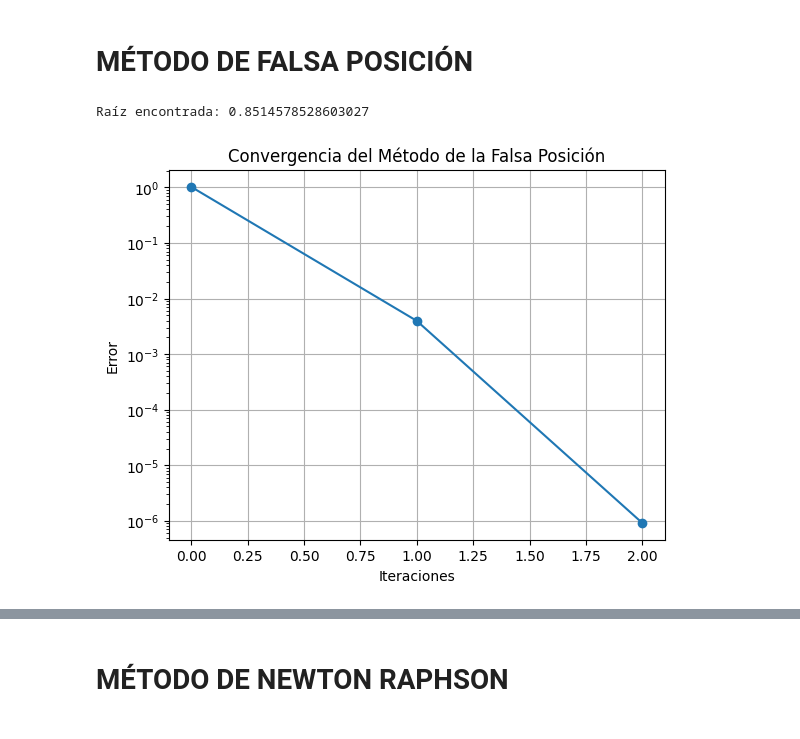
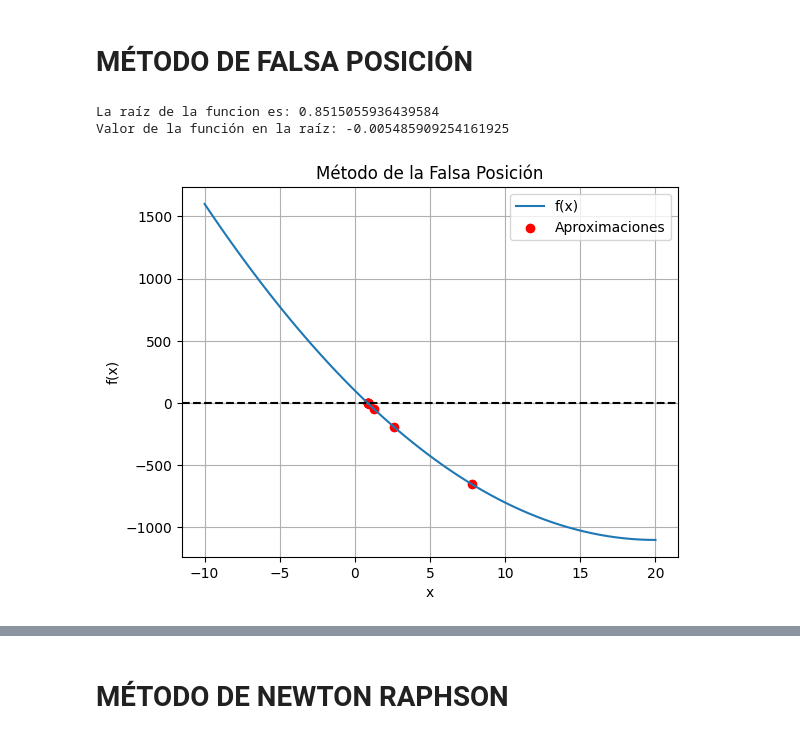
Before and after one commit to danielapavas/Optimizacion, a Jupyter notebook: Metodo_de_bisección.ipynb, the cells around one changed output, grey strips where cells are left out. Drawn from its saved outputs; the diff is of its cells as text; code cells hidden in the pictures.

```diff
--- a/Metodo_de_bisección.ipynb
+++ b/Metodo_de_bisección.ipynb
@@ -216,7 +216,7 @@ def seccionDorada(funcion, xl, xu, tolerancia, maximo):
             xu = x1
         else:
             xl = x2
-        error = abs(xu - xl)
+        error = abs(x1 - x2)
         listaError.append(error)
         valores_xl.append(xl)
         valores_xu.append(xu)
@@ -268,7 +268,7 @@ data = {
     'xu': valores_xu,
     'x1': valores_x1,
     'x2': valores_x2,
-    'Máximo aproximado': valores_maXimo_X,
+    'Máximo aprox': valores_maXimo_X,
     'Error': listaError
 }
 
@@ -300,54 +296,81 @@ Tabla de datos:
 # **MÉTODO DE FALSA POSICIÓN**
 # %%
 def falsa_posicion(a, b, tol, max_iter):
-    iteraciones = []
+
+    aproximaciones = []
     errores = []
 
     for i in range(max_iter):
         fa = f(a)
         fb = f(b)
-        c = (a * fb - b * fa) / (fb - fa)
+        #c = (a * fb - b * fa) / (fb - fa)
+        c = b - (fb *( a- b))/ (fa - fb)
 
-        iteraciones.append(i)
-        errores.append(abs(f(c)))
 
-        if abs(f(c)) < tol:
-            return c, iteraciones, errores
+        aproximaciones.append(c)
+
+        error = abs(f(c))
+        errores.append(error)
+
+        if error < tol:
+            return c,aproximaciones, errores
 
         if fa * f(c) < 0:
             b = c
         else:
             a = c
 
-    return None, iteraciones, errores
+    return None, aproximaciones, errores
 
 
 def f(x):
     return 3*x**2 - 120*x +100
 
-
-# Parámetros iniciales
-a = 1.0
-b = 3.0
-tolerancia = 1e-6
+a = -10
+b = 20
+tolerancia = 0.01
 max_iteraciones = 100
 
 # Ejecutar el método de la falsa posición
-raiz, iteraciones, errores = falsa_posicion(a, b, tolerancia, max_iteraciones)
+raiz, aproximaciones, errores = falsa_posicion(a, b, tolerancia, max_iteraciones)
 
+valor_en_raiz = f(raiz)
 if raiz is not None:
-    print(f"Raíz encontrada: {raiz}")
+    print("La raíz de la funcion es:", raiz)
+    print("Valor de la función en la raíz:", valor_en_raiz)
+
 else:
     print("El método no convergió")
 
-# Crear gráfica de errores
-plt.plot(iteraciones, errores, marker='o')
-plt.yscale('log')  # Escala logarítmica en el eje y para visualizar mejor los errores
-plt.xlabel('Iteraciones')
-plt.ylabel('Error')
-plt.title('Convergencia del Método de la Falsa Posición')
+# rango de valores x para la gráfica de la función
+x = np.linspace(a, b, 100)
+y = f(x)
+
+# Gráfica de la función
+plt.plot(x, y, label='f(x)')
+plt.axhline(y=0, color='black', linestyle='--')
+plt.scatter(aproximaciones, [f(x) for x in aproximaciones], color ='red', label='Aproximaciones')
+
+plt.xlabel('x')
+plt.ylabel('f(x)')
+plt.title('Método de la Falsa Posición')
+plt.legend()
 plt.grid(True)
+
 plt.show()
+
+if errores:
+    data = {
+        "Iteración": list(range(1, len(aproximaciones) + 1)),
+        "Aproximación": aproximaciones,
+        "Error": errores,
+    }
+
+df = pd.DataFrame(data)
+
+print("\nTabla de datos:")
+print(df)
 # %% [output]
-Raíz encontrada: 0.8514578528603027
+La raíz de la funcion es: 0.8515055936439584
+Valor de la función en la raíz: -0.005485909254161925
-[figure, old version]
+[figure, new version]
```
Also changed, not shown: parts of 3 cells of this notebook.
